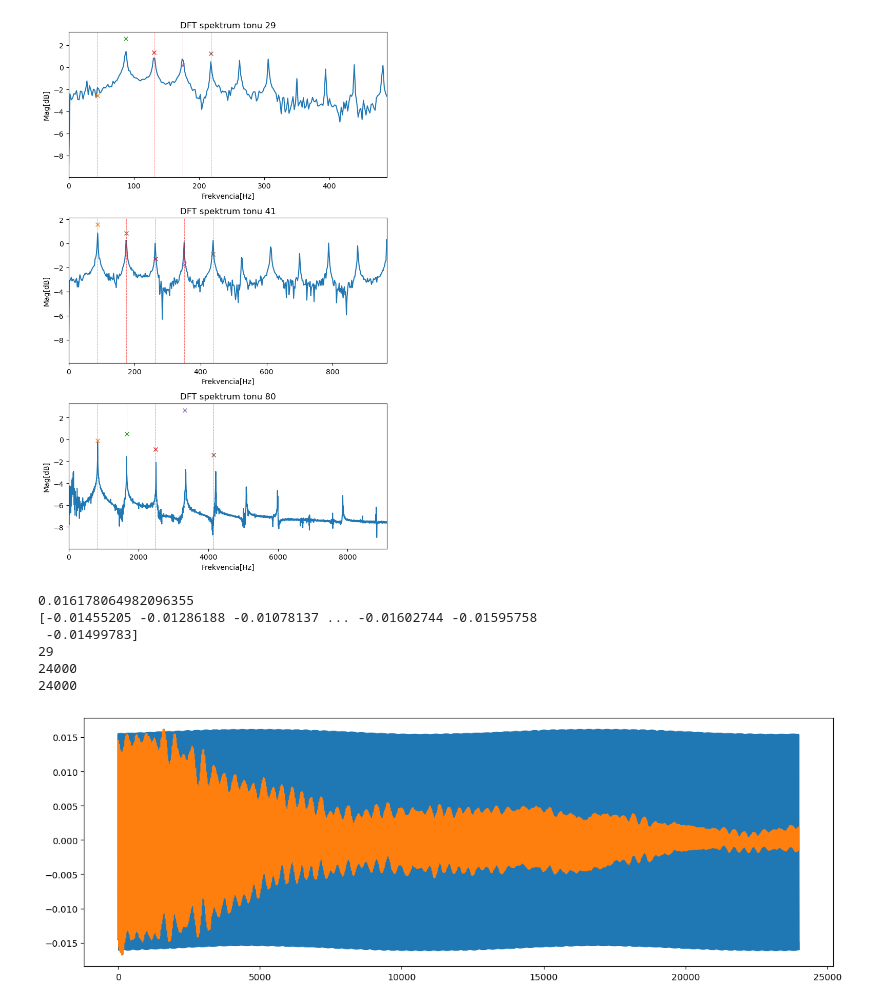
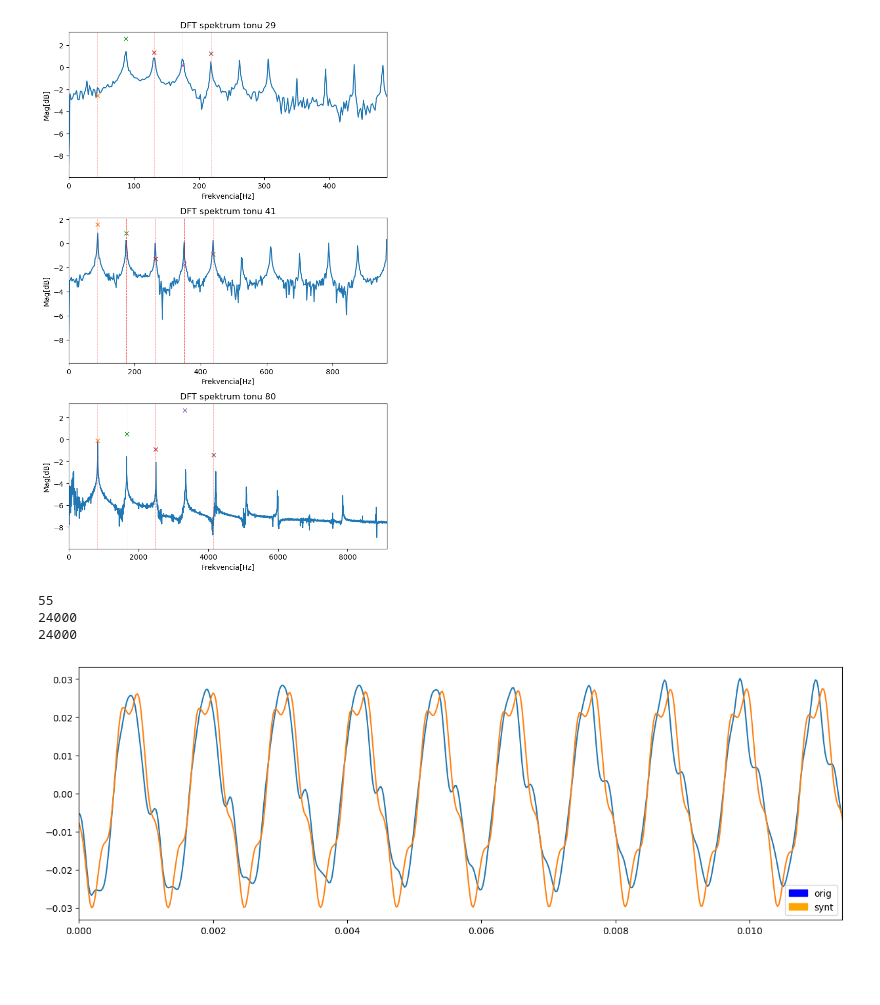
Before and after one commit to youruncle1/ISS-proj, a Jupyter notebook: iss_proj.ipynb, the cells around one changed output. Cells and saved outputs as stored; diff of their text form; code cells hidden in the pictures; blank space fills up the shorter version.

```diff
--- a/iss_proj.ipynb
+++ b/iss_proj.ipynb
@@ -281,6 +281,8 @@ f0 tonu 41 ≈ 87.70 Hz
 f0 tonu 80 ≈ 829.61 Hz
 [figure]
 # %%
+import matplotlib.patches as mpatches
+
 def synthesize_tone(tone, duration, amplitude=1.0, sampling_rate=48000):
     # Generate the time axis in seconds
     t = np.linspace(0, duration, int(duration * sampling_rate), False)
@@ -292,43 +294,49 @@ def synthesize_tone(tone, duration, amplitude=1.0, sampling_rate=48000):
                               tonedata[tone][4][0]*np.cos(2 * np.pi * 5 * tonedata[tone][4][2] * t + tonedata[tone][4][1])))
     return synttone
 
-tone = 92
+tone = 81
 
 synttone = synthesize_tone(tone=tone, duration=0.5, amplitude=max(xall[tone]), sampling_rate=Fs)
 synttone = (synttone/max(synttone)) * max(xall[tone])
-
 syntcorr = np.correlate(synttone, xall[tone], "full")
 syntcorr = syntcorr/max(syntcorr)
 syntcorr = syntcorr[int(len(syntcorr)/2):] #staci len druha polovica autokoleracie
 start = np.argmax(syntcorr<0) #najdem vzdialenost prvej hodnoty y<0 - inak by funkcia np.argmax vzdy bola rovna 0
 peak_distance = np.argmax(syntcorr[start:400]) #argmax vrati na ktorom koeficiente sa nachadza najvyssia hodnota y
 lag = start+peak_distance
 print(lag)
 print(synttone.size)
 print(xall[tone].size)
 #plt.plot(syntcorr)
 segment = np.arange(xall[tone].size) / Fs
-segmenttone = np.arange(synttone.size) / Fs
+T = 1/tonedata[tone][0][2]
 #plt.plot(segmenttone, tone/1500)
 #plt.plot(segment, xall[tone])
 plt.figure(figsize=(15, 5))
-plt.plot(synttone)
-plt.plot(xall[tone])
+plt.plot(segment, xall[tone])
+plt.plot(segment, synttone, label='snt')
+blue = mpatches.Patch(color='blue', label='orig')
+orange = mpatches.Patch(color='orange', label='synt')
+plt.legend(handles=[blue, red], loc='lower right')
+#plt.legend(handles=[red], loc='lower right')
+plt.xlim(0, 10*T)
+#plt.plot(xall[tone])
+
 #plt.xlim(0, 5*(1/tonedata[tone][0][2]))
 #print(xall[tone])
 #print(tone)
 #plt.plot(tone)
 for idx, tone in enumerate(tones):
     synttone = synthesize_tone(tone=tone, duration=1, amplitude=max(xall[tone]), sampling_rate=Fs)
     synttone = (synttone/max(synttone)) * max(xall[tone])
     if idx == 0:
-        sf.write('a.wav', syntto)
-    sf.write('a.wav', synttone, Fs)
+        sf.write('a.wav', synttone, Fs)
+    if idx == 1:
+        sf.write('b.wav', synttone, Fs)
+    if idx == 2:
+        sf.write('c.wav', synttone, Fs)
 # %% [output]
-0.016178064982096355
-[-0.01455205 -0.01286188 -0.01078137 ... -0.01602744 -0.01595758
- -0.01499783]
-29
+55
 24000
 24000
-[figure, old version]
+[figure, new version]
```
Also changed, not shown: parts of 1 cell of this notebook.
